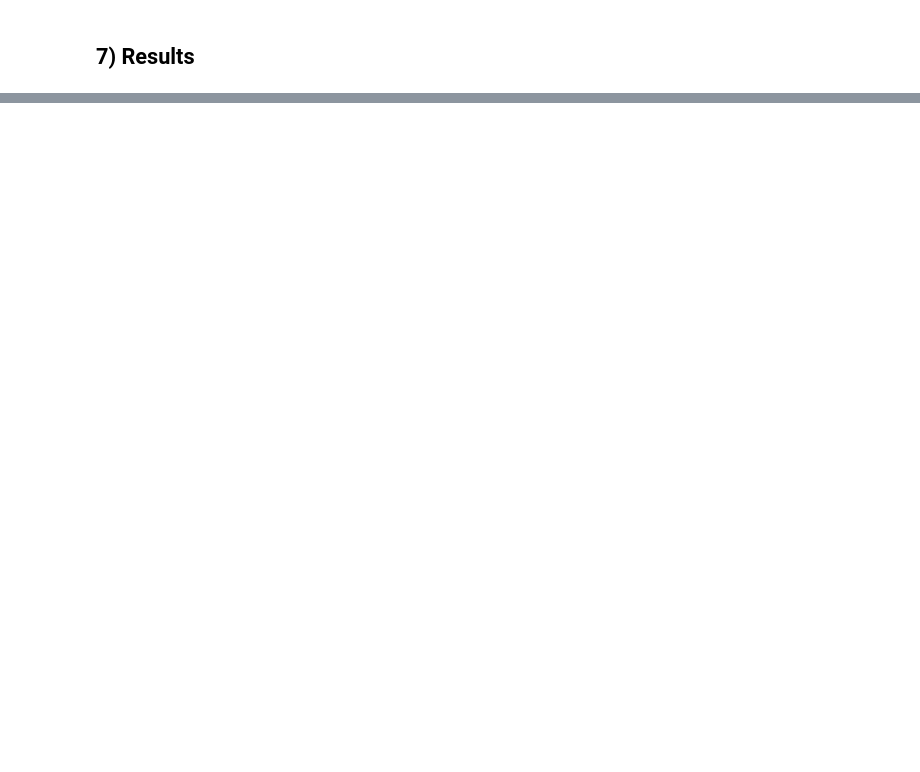
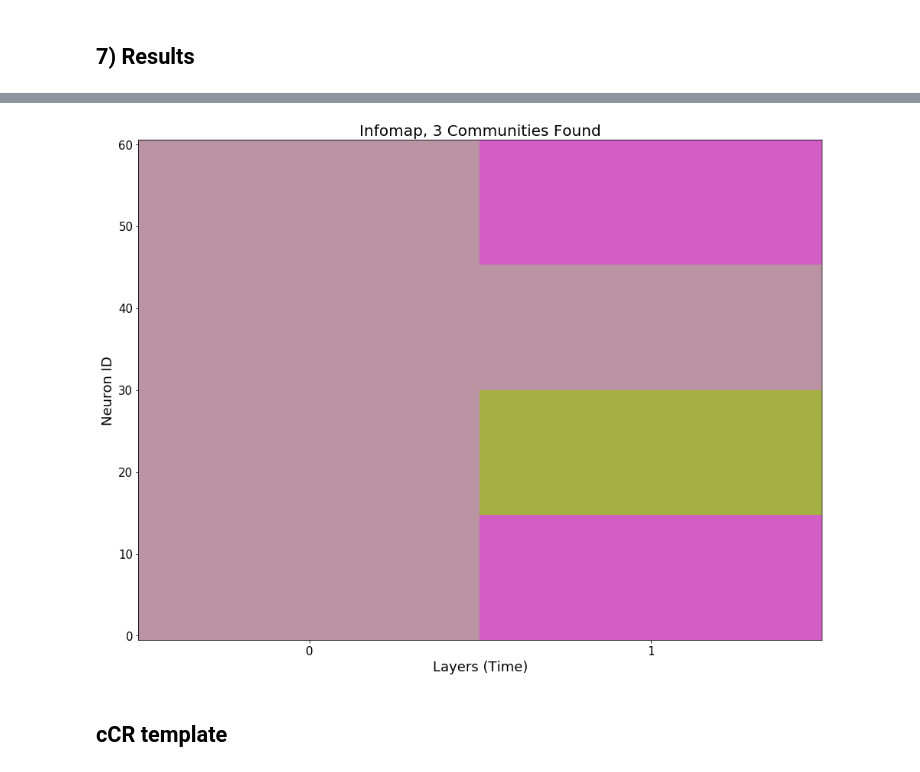
Before and after one commit to ulgenklc/temporal_network_analysis, a Jupyter notebook: Experiments/Infomap_example.ipynb, the cells around one changed output, grey strips where cells are left out. Drawn from its saved outputs; the diff is of its cells as text; code cells hidden in the pictures; blank space fills up the shorter version.

```diff
--- a/Experiments/Infomap_example.ipynb
+++ b/Experiments/Infomap_example.ipynb
@@ -181,8 +473,8 @@ cbar.ax.tick_params(labelsize = 10)
 # %% [markdown]
 ## 6) Add edges to the infomap object and run infomap
 # %%
-im = Infomap("--two-level --directed")
-for i,e in enumerate(adjacency_matrices):## list of length 2 corresponding to the adjacency matrices in each layer
+im = Infomap("--directed --silent --num-trials 5")
+for i,e in enumerate(thresholded_adjacency):## list of length 2 corresponding to the adjacency matrices in each layer
     for j,f in enumerate(e):
         for k in range(len(f)):# f is each row of the adjacency matrix
             s = MultilayerNode(layer_id = i, node_id = j)
@@ -195,5 +487,5 @@ for i in range(len(adjacency_matrices)-1):
     for j in range(num_neurons):# number of nodes which is 60 in the multilayer network
         s = MultilayerNode(layer_id = i, node_id = j)
         t = MultilayerNode(layer_id = i+1, node_id = j)
-        im.add_multilayer_link(s, t, 0.00000000001)
+        im.add_multilayer_link(s, t, 1)
 im.run()
@@ -227,0 +542,7 @@ Found 1 modules with codelength: 5.905860815647752
+# %%
+dtype = [('layer',int),('nodeid',int),('module', int)]
+ordered_set = []
+for node in im.nodes:
+    ordered_set.append((node.layer_id,node.node_id,node.module_id))
+ordered_nodes = np.array(ordered_set , dtype = dtype)
+[node[2] for node in np.sort(ordered_nodes, order = ['layer', 'nodeid'])]
@@ -227,0 +589,4 @@ Found 1 modules with codelength: 5.905860815647752
+# %%
+membership = [[] for i in range(im.num_top_modules)]
+for node in im.nodes:
+    membership[int(node.module_id-1)].append((node.node_id, node.layer_id))
@@ -227,0 +614,7 @@ Found 1 modules with codelength: 5.905860815647752
+# %%
+fig,ax = plt.subplots(1,1, figsize = (16,12))
+c, comms = community(num_neurons, 2, membership, ax)
+# %% [output]
+[figure, added]
+# %% [markdown]
+## cCR template
```
Also changed, not shown: parts of 29 cells of this notebook, 7 other files.
